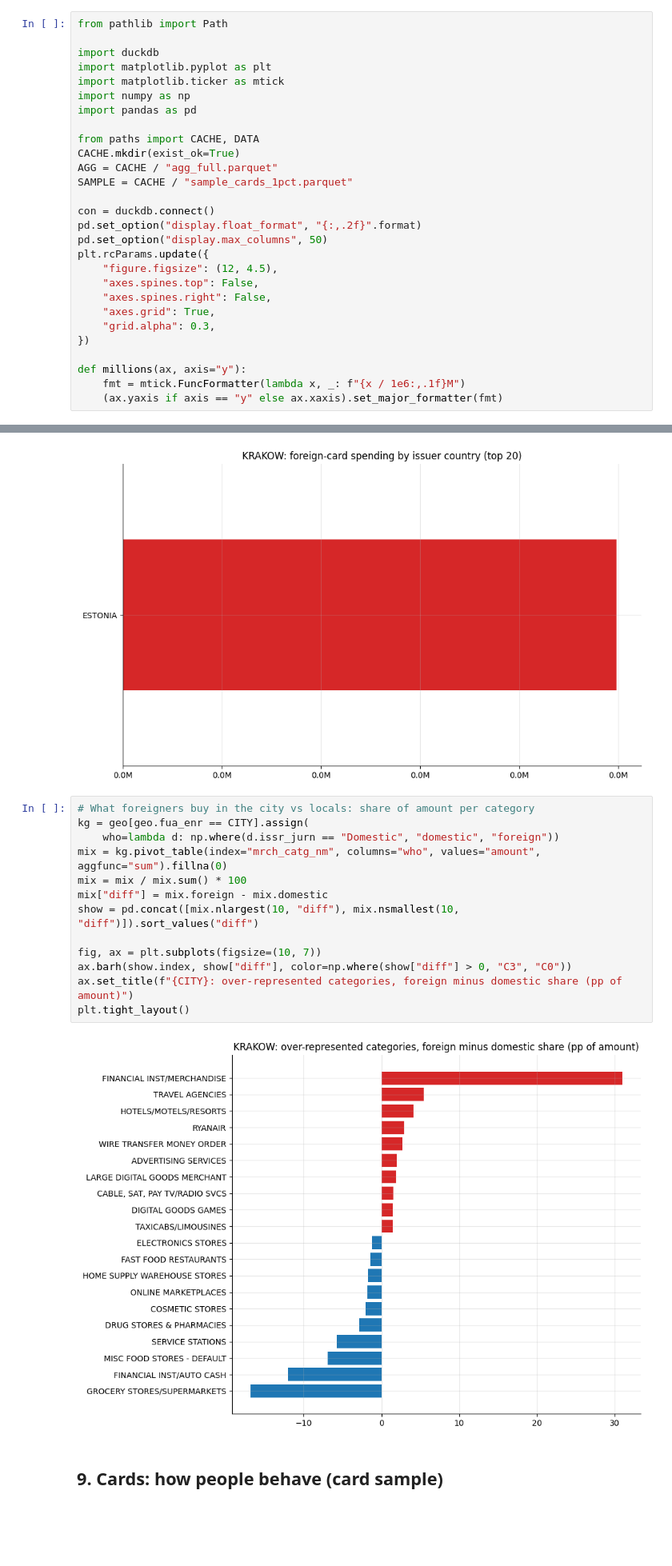
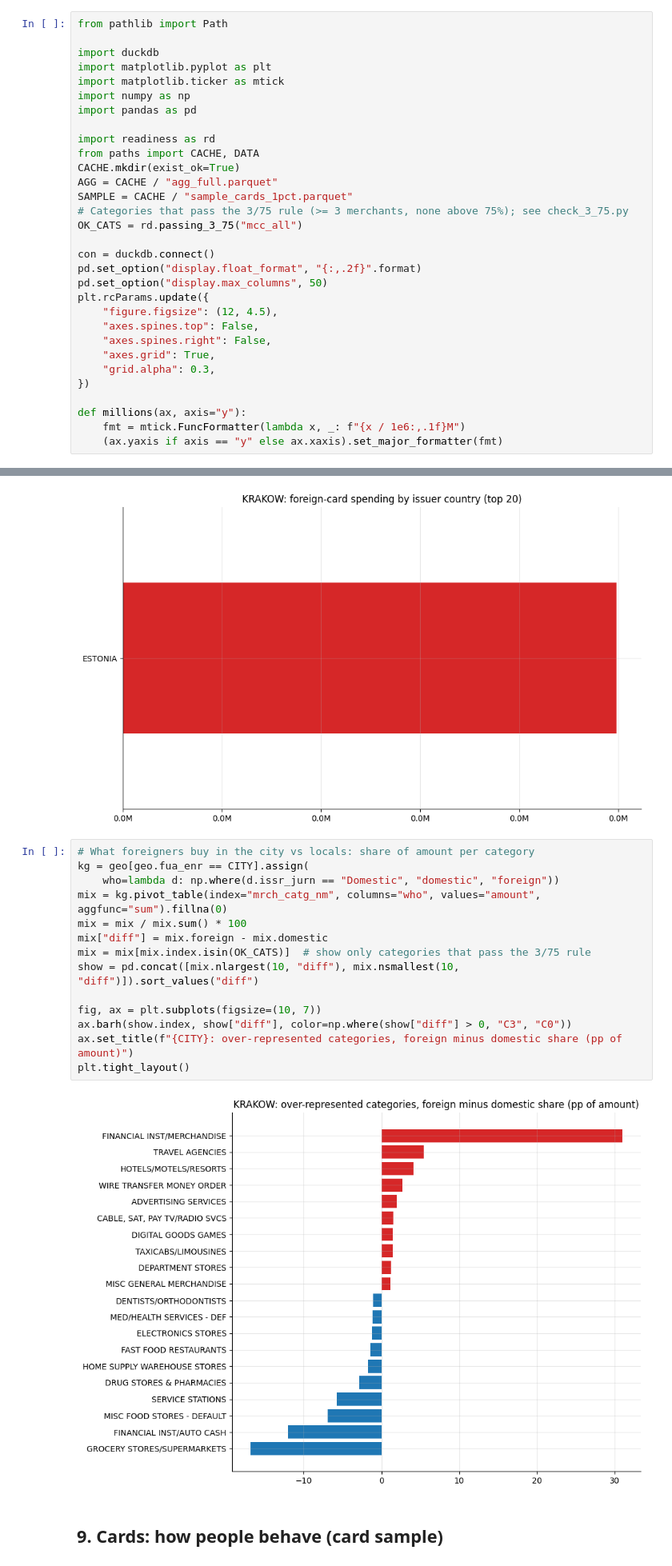
Before and after one commit to mariusz4908/visa-datasprint, a Jupyter notebook: ml_readiness/explore.ipynb, the cells around one changed output, grey strips where cells are left out. Shown at 80% size. Cells and saved outputs as stored; diff of their text form; blank space fills up the shorter version.

```diff
--- a/ml_readiness/explore.ipynb
+++ b/ml_readiness/explore.ipynb
@@ -49,10 +49,13 @@ import matplotlib.ticker as mtick
 import numpy as np
 import pandas as pd
 
+import readiness as rd
 from paths import CACHE, DATA
 CACHE.mkdir(exist_ok=True)
 AGG = CACHE / "agg_full.parquet"
 SAMPLE = CACHE / "sample_cards_1pct.parquet"
+# Categories that pass the 3/75 rule (>= 3 merchants, none above 75%); see check_3_75.py
+OK_CATS = rd.passing_3_75("mcc_all")
 
 con = duckdb.connect()
 pd.set_option("display.float_format", "{:,.2f}".format)
@@ -352,18 +374,19 @@ plt.tight_layout()
 # %%
 # What foreigners buy in the city vs locals: share of amount per category
 kg = geo[geo.fua_enr == CITY].assign(
     who=lambda d: np.where(d.issr_jurn == "Domestic", "domestic", "foreign"))
 mix = kg.pivot_table(index="mrch_catg_nm", columns="who", values="amount", aggfunc="sum").fillna(0)
 mix = mix / mix.sum() * 100
 mix["diff"] = mix.foreign - mix.domestic
+mix = mix[mix.index.isin(OK_CATS)]  # show only categories that pass the 3/75 rule
 show = pd.concat([mix.nlargest(10, "diff"), mix.nsmallest(10, "diff")]).sort_values("diff")
 
 fig, ax = plt.subplots(figsize=(10, 7))
 ax.barh(show.index, show["diff"], color=np.where(show["diff"] > 0, "C3", "C0"))
 ax.set_title(f"{CITY}: over-represented categories, foreign minus domestic share (pp of amount)")
 plt.tight_layout()
 # %% [output]
-[figure, old version]
+[figure, new version]
 # %% [markdown]
 ## 9. Cards: how people behave (card sample)
 # %%
```
Also changed, not shown: parts of 4 cells of this notebook, 7 other files.
